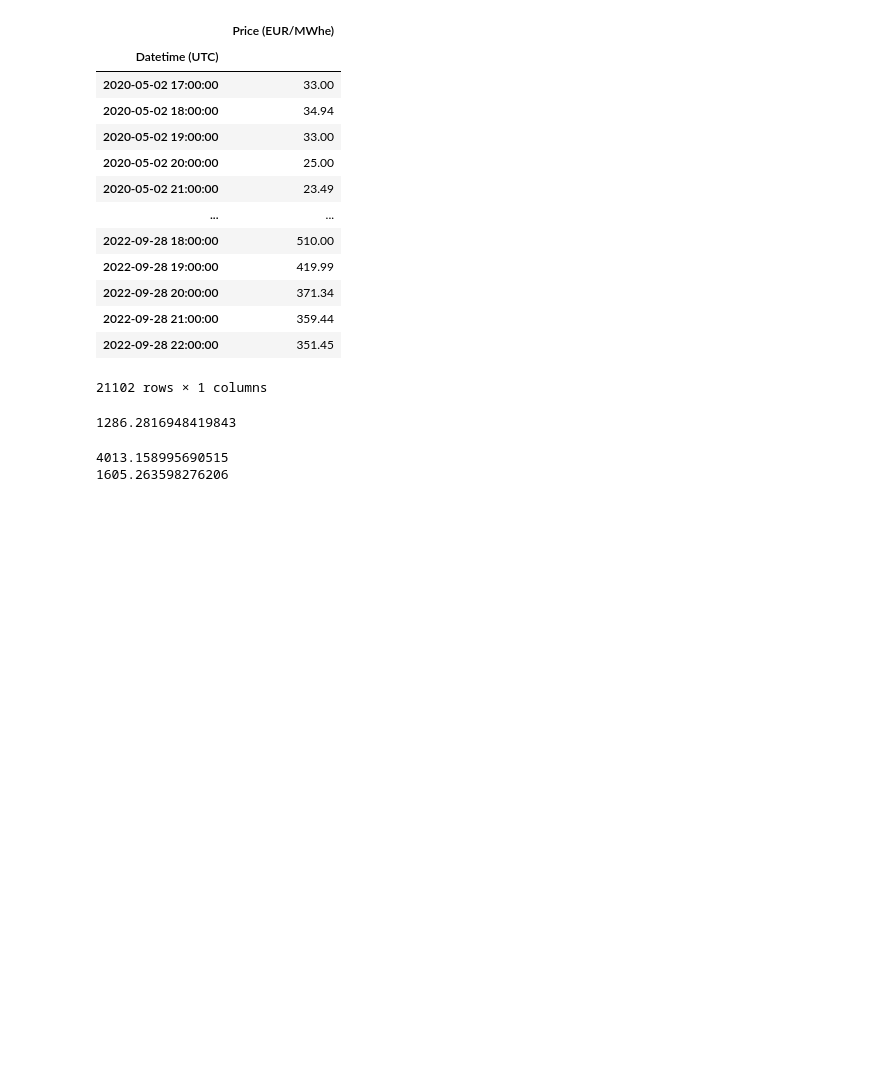
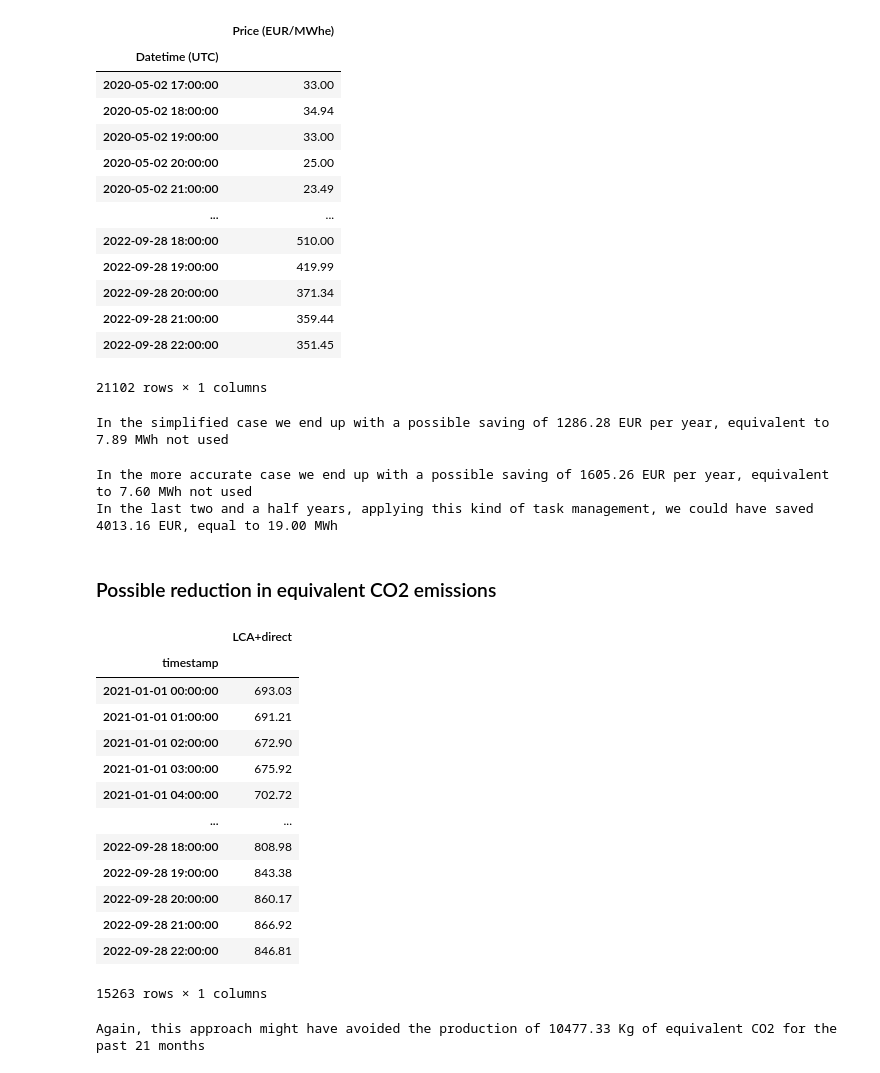
Before and after one commit to LSquarzoni/GreenTeam, a Jupyter notebook: Energy_Saving_computation.ipynb, the cells around one changed output. Cells and saved outputs as stored; diff of their text form; code cells hidden in the pictures; blank space fills up the shorter version.

```diff
--- a/Energy_Saving_computation.ipynb
+++ b/Energy_Saving_computation.ipynb
@@ -266,15 +270,55 @@ dataset_E_cost
 # %%
 # CASE 1:
 avg_diff_year_MWh = avg_diff_year / 1000
-avg_diff_year_MWh * dataset_E_cost['Price (EUR/MWhe)'].mean()
+EUR_saved_1 = avg_diff_year_MWh * dataset_E_cost['Price (EUR/MWhe)'].mean()
+print(f'In the simplified case we end up with a possible saving of {EUR_saved_1:.2f} EUR per year, equivalent to {avg_diff_year_MWh:.2f} MWh not used')
 # %% [output]
-1286.2816948419843
+In the simplified case we end up with a possible saving of 1286.28 EUR per year, equivalent to 7.89 MWh not used
 # %%
 # CASE 2:
 E_diff_MWh = E_diff * 20 / 1000
 E_diff_EUR = E_diff_MWh * dataset_E_cost['Price (EUR/MWhe)']
-print(E_diff_EUR.sum(axis=0)) # For 2.5 years
-print(E_diff_EUR.sum(axis=0) / 2.5) # For 1 year
+E_saved_2 = E_diff_EUR.sum(axis=0) # For 2.5 years
+E_saved_2_1y = E_diff_EUR.sum(axis=0) / 2.5 # For 1 year
+
+print(f'In the more accurate case we end up with a possible saving of {E_saved_2_1y:.2f} EUR per year, equivalent to {E_diff_MWh.sum(axis=0)/2.5:.2f} MWh not used')
+print(f'In the last two and a half years, applying this kind of task management, we could have saved {E_saved_2:.2f} EUR, equal to {E_diff_MWh.sum(axis=0):.2f} MWh')
 # %% [output]
-4013.158995690515
-1605.263598276206
+In the more accurate case we end up with a possible saving of 1605.26 EUR per year, equivalent to 7.60 MWh not used
+In the last two and a half years, applying this kind of task management, we could have saved 4013.16 EUR, equal to 19.00 MWh
+# %% [markdown]
+### Possible reduction in equivalent CO2 emissions
+# %%
+# CI dataset
+dataset_CI = pd.read_csv('../CI_Dataset.csv', index_col=0, parse_dates=True)
+dataset_CI.drop(columns=['Carbon Intensity gCO₂eq/kWh (direct)', 'Carbon Intensity gCO₂eq/kWh (LCA)', 'Low Carbon Percentage', 'Renewable Percentage'], inplace=True)
+dataset_CI = dataset_CI.reset_index()
+dataset_CI = dataset_CI[(dataset_CI['timestamp'] > '2020-05-02 16:00:00')]
+dataset_CI = dataset_CI[(dataset_CI['timestamp'] < '2022-09-28 23:00:00')]
+dataset_CI.set_index('timestamp', inplace=True)
+
+dataset_CI
+# %% [output]
+|  | LCA+direct |
+| timestamp |  |
+| 2021-01-01 00:00:00 | 693.03 |
+| 2021-01-01 01:00:00 | 691.21 |
+| 2021-01-01 02:00:00 | 672.90 |
+| 2021-01-01 03:00:00 | 675.92 |
+| 2021-01-01 04:00:00 | 702.72 |
+| ... | ... |
+| 2022-09-28 18:00:00 | 808.98 |
+| 2022-09-28 19:00:00 | 843.38 |
+| 2022-09-28 20:00:00 | 860.17 |
+| 2022-09-28 21:00:00 | 866.92 |
+| 2022-09-28 22:00:00 | 846.81 |
+15263 rows × 1 columns
+# %%
+# Computation of Cop from our previously obtained energy distribution
+CO2_saved = E_diff.copy() * 20
+CO2_saved = CO2_saved[(CO2_saved.index >= '2021-01-01 00:00:00')]
+CO2_saved = CO2_saved * dataset_CI['LCA+direct']
+
+print(f'Again, this approach might have avoided the production of {(CO2_saved.sum(axis=0)/1000):.2f} Kg of equivalent CO2 for the past 21 months')
+# %% [output]
+Again, this approach might have avoided the production of 10477.33 Kg of equivalent CO2 for the past 21 months
```
Also changed, not shown: parts of 7 cells of this notebook.
